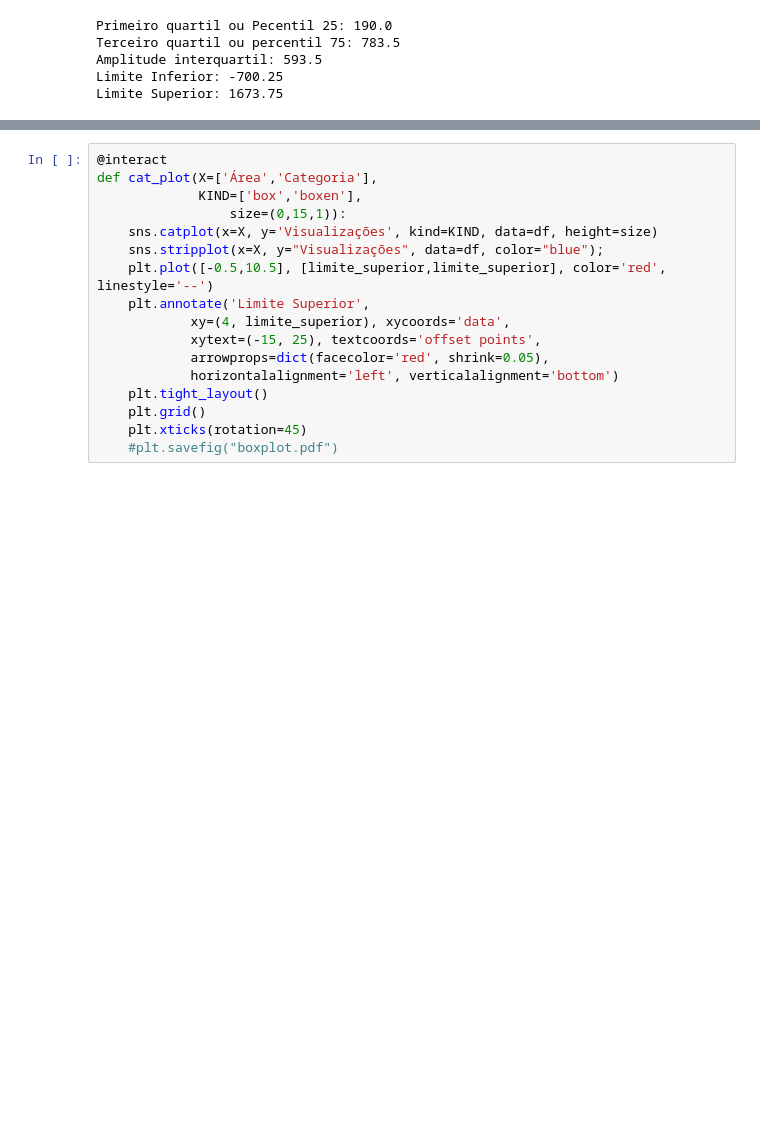
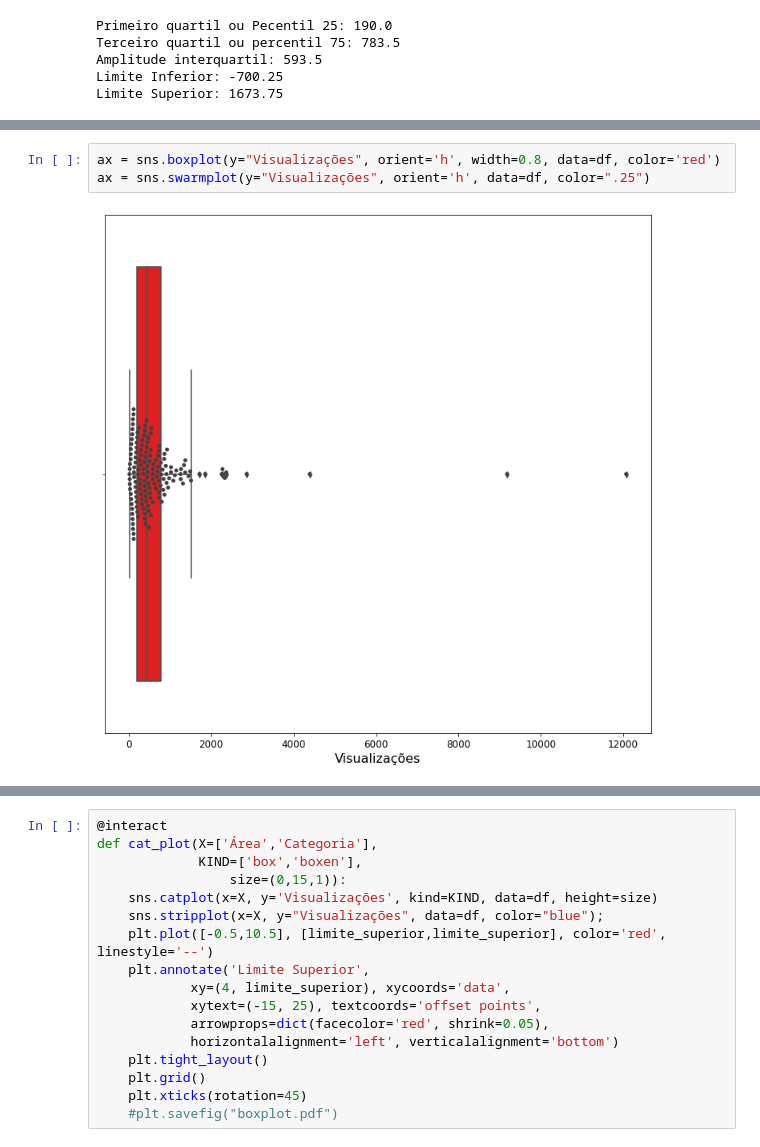
Before and after one commit to mdspena/PGC, a Jupyter notebook: PGC-Processamento.ipynb, the cells around one changed output, grey strips where cells are left out. Cells and saved outputs as stored; diff of their text form; blank space fills up the shorter version.

```diff
--- a/PGC-Processamento.ipynb
+++ b/PGC-Processamento.ipynb
@@ -174,4 +170,9 @@ df[df["Visualizações"] > limite_superior]
 | 104 | Por que usamos “cloro” (ou água s... | Ciência ao redor | Química | 1 | 1 | 1 | 0 | 5 | 2 | ... |
 | 105 | O que acontece no seu corpo após ... | Ciência ao redor | Química | 1 | 1 | 0 | 0 | 8 | 2 | ... |
 | 127 | Os barulhos no céu! | Ciência ao redor | Física | 1 | 1 | 1 | 0 | 4 | 1 | ... |
+# %%
+ax = sns.boxplot(y="Visualizações", orient='h', width=0.8, data=df, color='red')
+ax = sns.swarmplot(y="Visualizações", orient='h', data=df, color=".25")
+# %% [output]
+[figure, added]
 # %%
```
Also changed, not shown: parts of 3 cells of this notebook, 6 other files.
